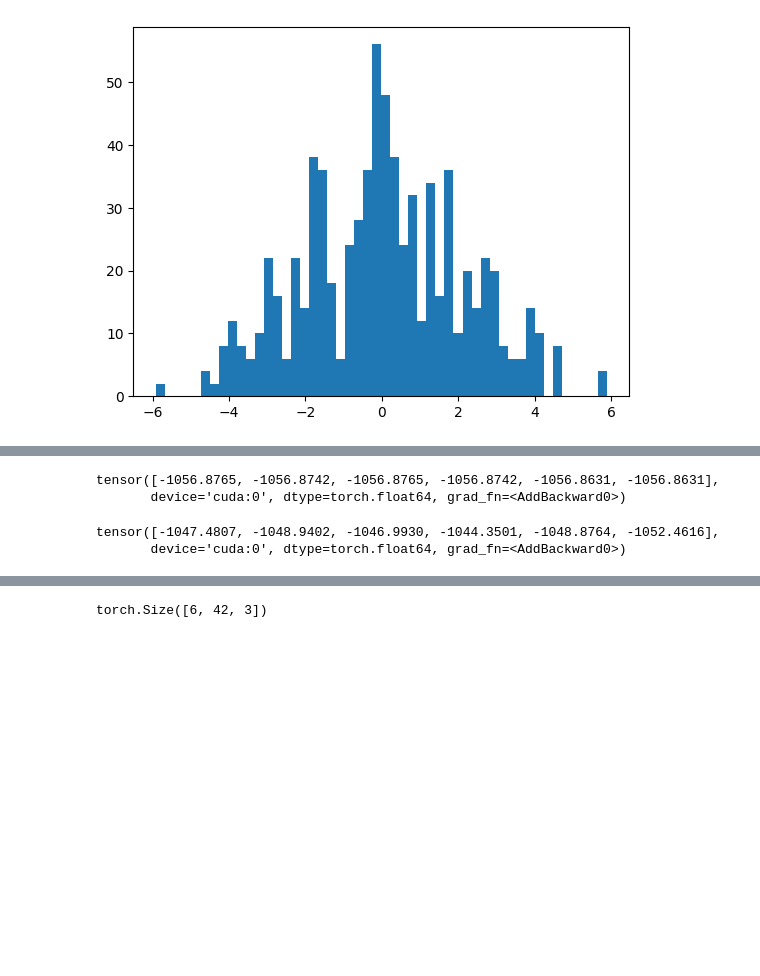
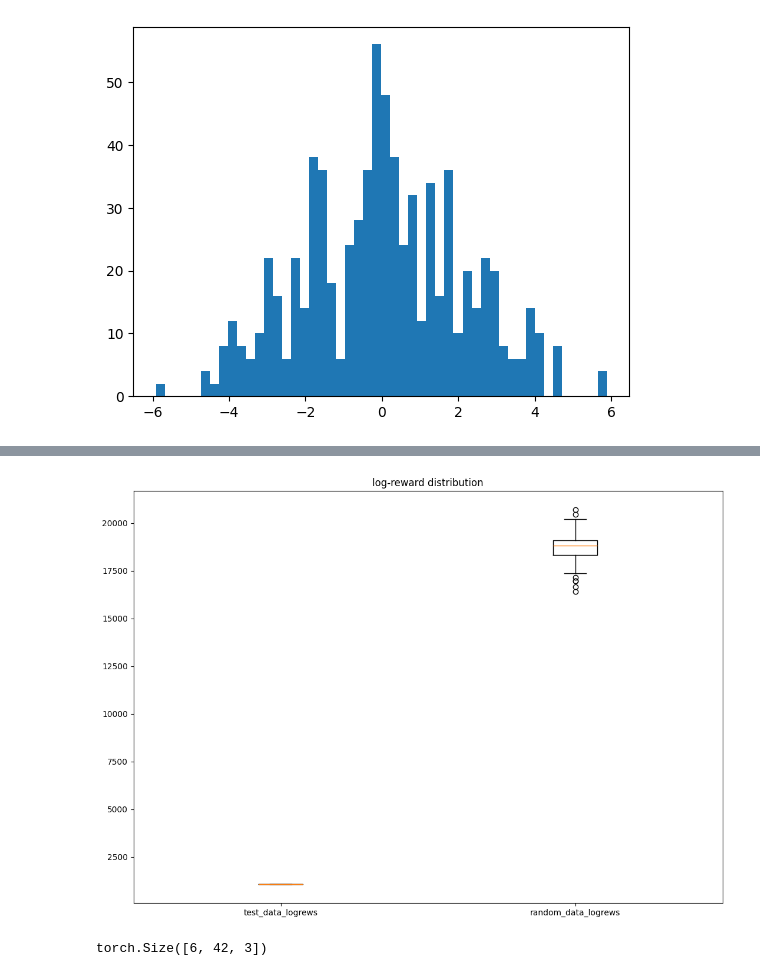
Before and after one commit to LenaNehale/DEM, a Jupyter notebook: playground.ipynb, the cells around one changed output, grey strips where cells are left out. Cells and saved outputs as stored; diff of their text form; code cells hidden in the pictures; blank space fills up the shorter version.

```diff
--- a/playground.ipynb
+++ b/playground.ipynb
@@ -458,5 +370,10 @@ with open('/home/mila/l/lena-nehale.ezzine/scratch/geomdrugs/rdkit_folder/summar
 # %%
-import pickle
+#import pickle
 #load pickle file
-with open('/home/mila/l/lena-nehale.ezzine/scratch/geomdrugs/rdkit_folder/drugs/CC12CCC(c3c(C(=O)O)nn(-c4ccc(F)cc4)c31)C2(C)C.pickle', 'rb') as f:
-    drug = pickle.load(f)
+#with open('/home/mila/l/lena-nehale.ezzine/scratch/geomdrugs/rdkit_folder/drugs/CC12CCC(c3c(C(=O)O)nn(-c4ccc(F)cc4)c31)C2(C)C.pickle', 'rb') as f:
+    #mol = pickle.load(f)
+# %%
+import pickle
+#load pickle file
+with open('/home/mila/l/lena-nehale.ezzine/scratch/geomdrugs/qm9/drugs/CC(C(=O)NC)NC(=O)C.pickle', 'rb') as f:
+    mol = pickle.load(f)
@@ -463,11 +382,13 @@ with open('/home/mila/l/lena-nehale.ezzine/scratch/geomdrugs/rdkit_folder/drugs/
 # %%
 coords = []
-for i in range(len(drug['conformers'])):
-    x = drug['conformers'][i]['rd_mol'].GetConformer().GetPositions()
+for i in range(len(mol['conformers'])):
+    x = mol['conformers'][i]['rd_mol'].GetConformer().GetPositions()
     coords.append(x)
+coords = torch.Tensor(coords).to(device).requires_grad_(True)
 # %%
 import numpy as np
 import periodictable
 
-atoms = np.array([atom.GetSymbol() for atom in drug['conformers'][0]['rd_mol'].GetAtoms()])
+atoms = np.array([atom.GetSymbol() for atom in mol['conformers'][0]['rd_mol'].GetAtoms()])
 atom_ids = [getattr(periodictable, symbol).number for symbol in atoms]
+atom_ids = torch.Tensor(atom_ids).to(device).long().unsqueeze(0)
@@ -507,10 +426,16 @@ model = torchani.models.ANI2x(periodic_table_index=True).to(device)
-# %%
-model((atom_ids.repeat(len(coords),1), coords)).energies
-# %% [output]
-tensor([-1056.8765, -1056.8742, -1056.8765, -1056.8742, -1056.8631, -1056.8631],
-       device='cuda:0', dtype=torch.float64, grad_fn=<AddBackward0>)
-# %%
-model((atom_ids.repeat(len(coords),1), 5*torch.rand_like(coords))).energies
-# %% [output]
-tensor([-1047.4807, -1048.9402, -1046.9930, -1044.3501, -1048.8764, -1052.4616],
-       device='cuda:0', dtype=torch.float64, grad_fn=<AddBackward0>)
+# %%
+model = torchani.models.ANI2x(periodic_table_index=True).to(device)
+test_data_logrews = - model((atom_ids.repeat(len(coords),1), coords)).energies
+random_data_logrews = - model((atom_ids.repeat(100,1), 1*torch.rand(100,coords.shape[1],coords.shape[2]).to(coords.device))).energies
+dict_data = {'test_data_logrews': test_data_logrews.detach().cpu() , 'random_data_logrews':  random_data_logrews.detach().cpu()}
+data = [x for x in dict_data.values()]
+fig = plt.figure(figsize =(10, 7))
+ax = fig.add_axes([0, 0, 1, 1])
+ax.set_xticklabels([x for x in dict_data.keys() ])
+ax.set_title('log-reward distribution')
+# Creating plot
+bp = ax.boxplot(data)
+
+# show plot
+plt.show()
+# %% [output]
@@ -517,3 +443,4 @@ tensor([-1047.4807, -1048.9402, -1046.9930, -1044.3501, -1048.8764, -1052.4616],
+[figure, added]
 # %%
 coords.shape
 # %% [output]
```
Also changed, not shown: parts of 24 cells of this notebook.
